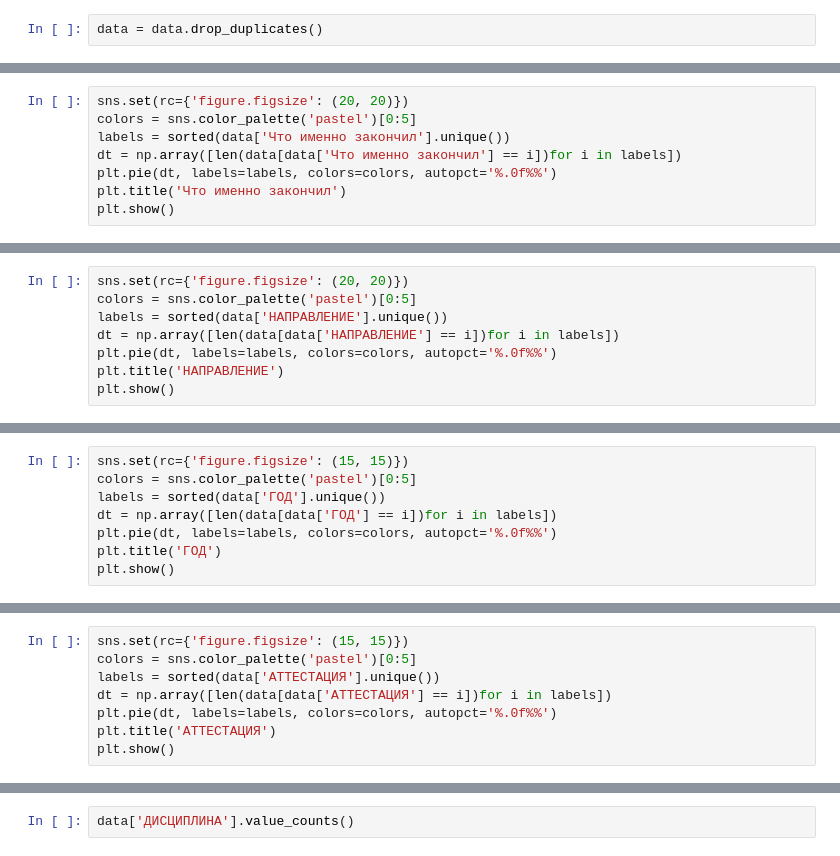
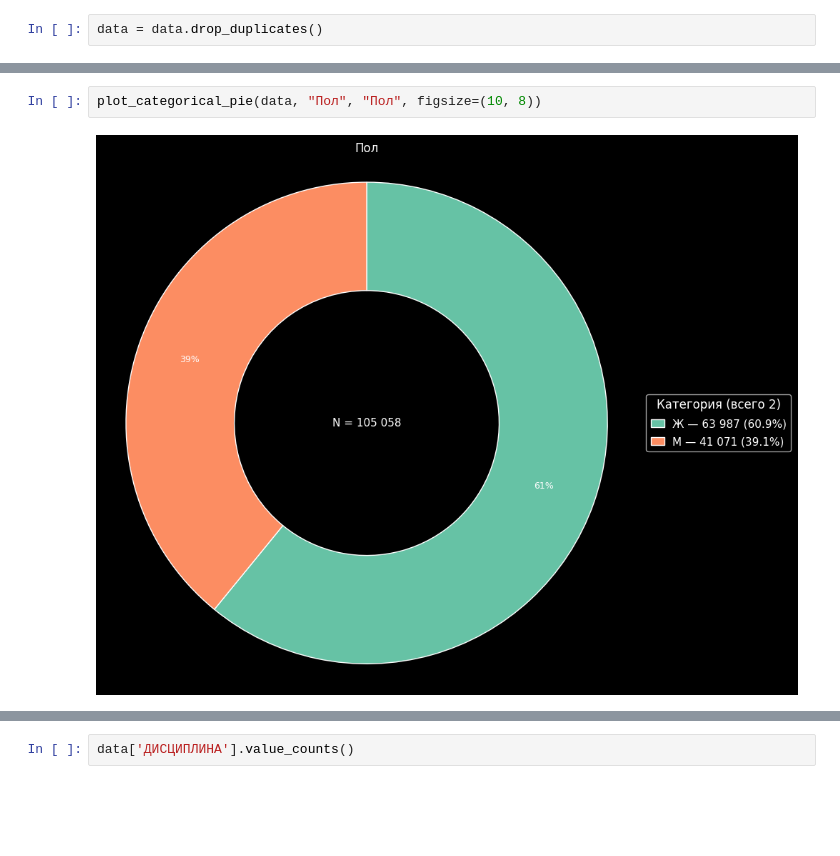
Before and after one commit to Vladk-jpg/students_performance, a Jupyter notebook: result-0-41.ipynb, the cells around one changed output, grey strips where cells are left out. Saved outputs shown, nothing was run; the diff lists cells and outputs as text; blank space fills up the shorter version.

```diff
--- a/result-0-41.ipynb
+++ b/result-0-41.ipynb
@@ -429,8 +352,0 @@ plt.show()
-# %%
-sns.set(rc={'figure.figsize': (20, 20)})
-colors = sns.color_palette('pastel')[0:5]
-labels = sorted(data['Что именно закончил'].unique())
-dt = np.array([len(data[data['Что именно закончил'] == i])for i in labels])
-plt.pie(dt, labels=labels, colors=colors, autopct='%.0f%%')
-plt.title('Что именно закончил')
-plt.show()
@@ -439,8 +352,0 @@ plt.show()
-# %%
-sns.set(rc={'figure.figsize': (20, 20)})
-colors = sns.color_palette('pastel')[0:5]
-labels = sorted(data['НАПРАВЛЕНИЕ'].unique())
-dt = np.array([len(data[data['НАПРАВЛЕНИЕ'] == i])for i in labels])
-plt.pie(dt, labels=labels, colors=colors, autopct='%.0f%%')
-plt.title('НАПРАВЛЕНИЕ')
-plt.show()
@@ -449,8 +352,0 @@ plt.show()
-# %%
-sns.set(rc={'figure.figsize': (15, 15)})
-colors = sns.color_palette('pastel')[0:5]
-labels = sorted(data['ГОД'].unique())
-dt = np.array([len(data[data['ГОД'] == i])for i in labels])
-plt.pie(dt, labels=labels, colors=colors, autopct='%.0f%%')
-plt.title('ГОД')
-plt.show()
@@ -461,8 +352,0 @@ plt.show()
-# %%
-sns.set(rc={'figure.figsize': (15, 15)})
-colors = sns.color_palette('pastel')[0:5]
-labels = sorted(data['АТТЕСТАЦИЯ'].unique())
-dt = np.array([len(data[data['АТТЕСТАЦИЯ'] == i])for i in labels])
-plt.pie(dt, labels=labels, colors=colors, autopct='%.0f%%')
-plt.title('АТТЕСТАЦИЯ')
-plt.show()
@@ -470,0 +480,4 @@ plt.show()
+# %%
+plot_categorical_pie(data, "Пол", "Пол", figsize=(10, 8))
+# %% [output]
+[figure, added]
```
Also changed, not shown: parts of 43 cells of this notebook, 4 other files.
